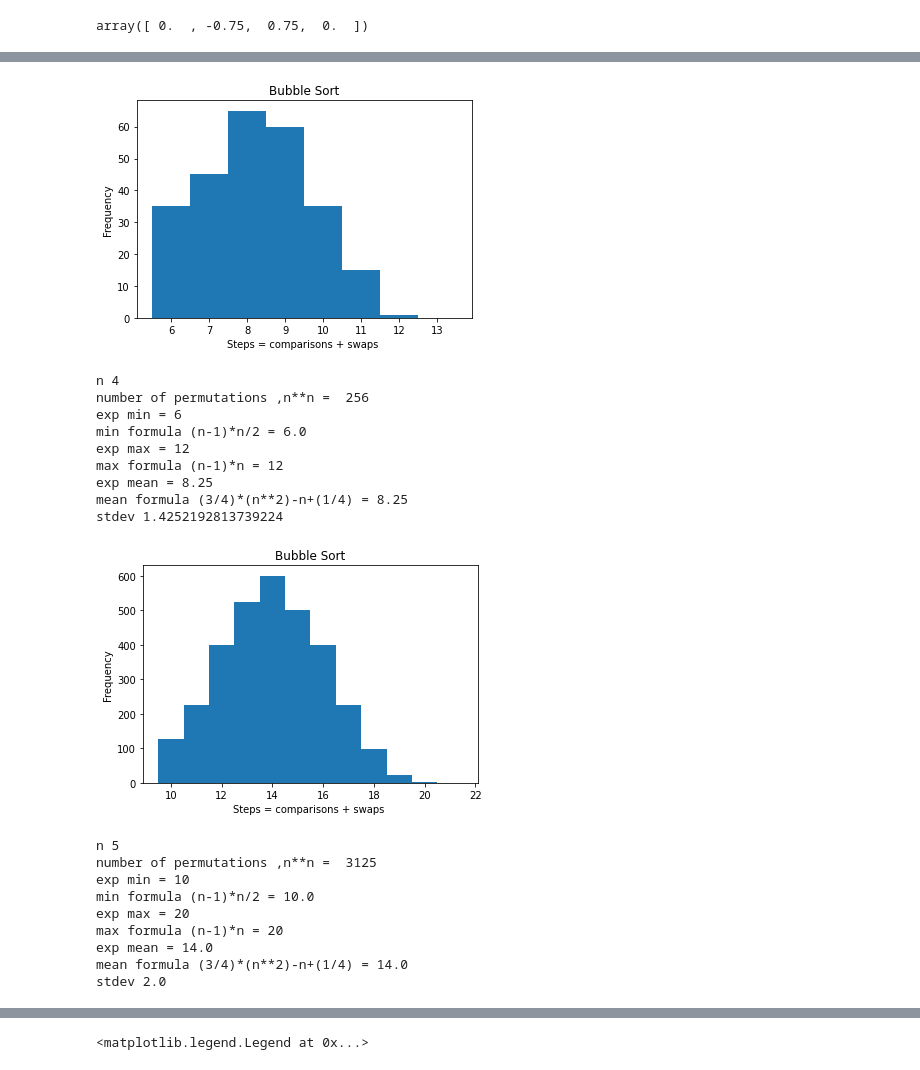
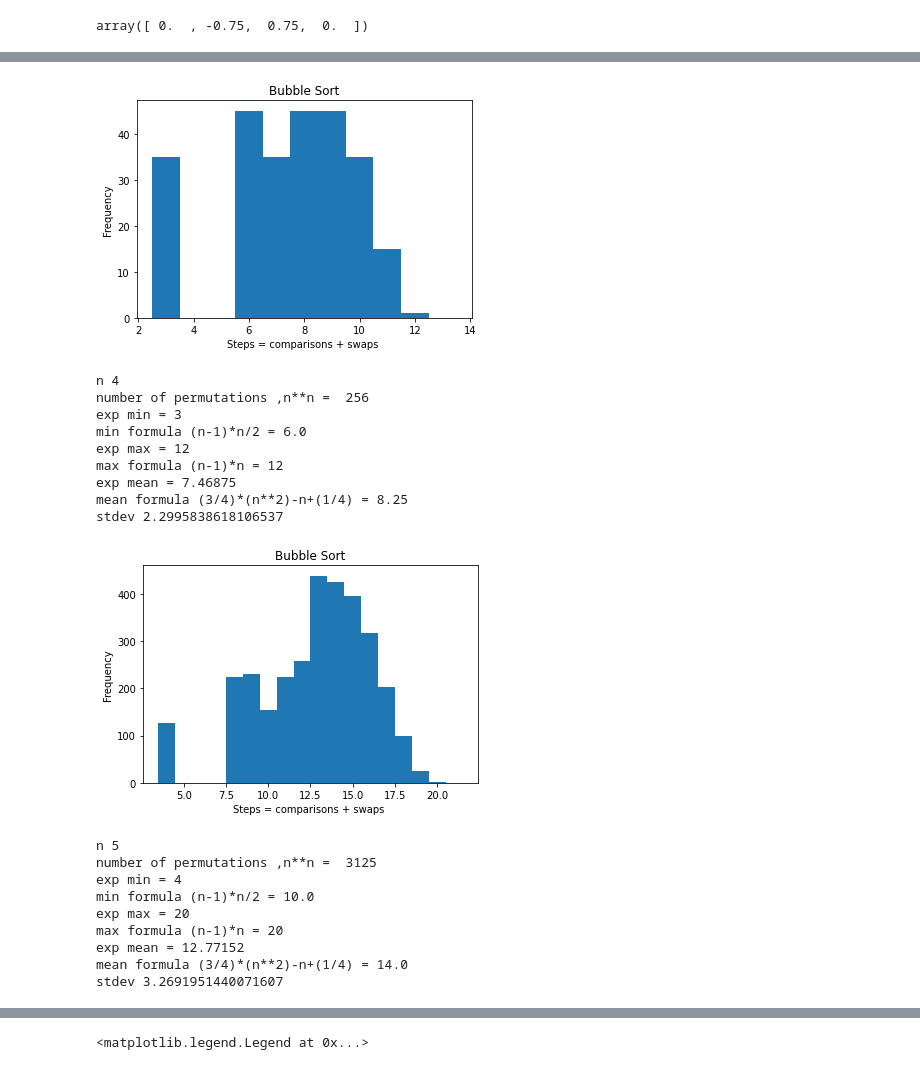
Before and after one commit to jebalseroo/AlgorithmsUN2021II, a Jupyter notebook: Lab9/BubbleSortOptDistributionWithoutRepGroup4.ipynb, the cells around one changed output, grey strips where cells are left out. Saved outputs shown, nothing was run; the diff lists cells and outputs as text; code cells hidden in the pictures.

```diff
--- a/Lab9/BubbleSortOptDistributionWithoutRepGroup4.ipynb
+++ b/Lab9/BubbleSortOptDistributionWithoutRepGroup4.ipynb
@@ -495,7 +495,7 @@ for n in np.arange(3,N+1,1):
    times = []
 
    for P in permutations(A):
-       t = bubbleSort(list(P))
+       t = OptimizedBubbleSort(list(P))
        times.append(t)
 
    b = np.array(range(min(times)-1, max(times)+1))+0.5
@@ -538,7 +538,7 @@ for n in np.arange(3,N+1,1):
    times = []
 
    for P in permutations(A):
-       t = bubbleSort(list(P))
+       t = OptimizedBubbleSort(list(P))
        times.append(t)
 
    b = np.array(range(min(times)-1, max(times)+1))+0.5
@@ -642,7 +642,7 @@ times =  []
 # Print the obtained permutations
 for i in list(perm):
     i = list(i)
-    times.append(bubbleSort(i))
+    times.append(OptimizedBubbleSort(i))
 
 b = np.array(range(min(times)-1,max(times)+2) ) +0.5
 plt.hist(times,bins=b)
@@ -683,7 +683,7 @@ times =  []
 # Print the obtained permutations
 for i in list(perm):
     i = list(i)
-    times.append(bubbleSort(i))
+    times.append(OptimizedBubbleSort(i))
 
 b = np.array(range(min(times)-1,max(times)+2) ) +0.5
 plt.hist(times,bins=b)
@@ -702,57 +702,57 @@ print("exp mean =",np.mean(times))
 print("mean formula (3/4)*(n**2)-n+(1/4) =",(3/4)*(n**2)-n+(1/4))
 print("stdev",np.std(times))
 # %% [output]
-[figure, old version]
+[figure, new version]
 n 4
 number of permutations ,n**n =  256
-exp min = 6
+exp min = 3
 min formula (n-1)*n/2 = 6.0
 exp max = 12
 max formula (n-1)*n = 12
-exp mean = 8.25
+exp mean = 7.46875
 mean formula (3/4)*(n**2)-n+(1/4) = 8.25
-stdev 1.4252192813739224
+stdev 2.2995838618106537
 # %%
 from itertools import product
 import matplotlib.pyplot as plt
 import numpy as np
 
 n = 5
 perm = product(range(1,n+1), repeat = n)
 
 times =  []
 # Print the obtained permutations
 for i in list(perm):
     i = list(i)
-    times.append(bubbleSort(i))
+    times.append(OptimizedBubbleSort(i))
 
 b = np.array(range(min(times)-1,max(times)+2) ) +0.5
 plt.hist(times,bins=b)
 plt.title("Bubble Sort")
 plt.xlabel("Steps = comparisons + swaps ")
 plt.ylabel("Frequency")
 plt.show()
 
 print("n",n)
 print("number of permutations ,n**n = ",n**n)
 print("exp min =",min(times))
 print("min formula (n-1)*n/2 =",(n-1)*n/2)
 print("exp max =",max(times))
 print("max formula (n-1)*n =",(n-1)*n)
 print("exp mean =",np.mean(times))
 print("mean formula (3/4)*(n**2)-n+(1/4) =",(3/4)*(n**2)-n+(1/4))
 print("stdev",np.std(times))
 # %% [output]
-[figure, old version]
+[figure, new version]
 n 5
 number of permutations ,n**n =  3125
-exp min = 10
+exp min = 4
 min formula (n-1)*n/2 = 10.0
 exp max = 20
 max formula (n-1)*n = 20
-exp mean = 14.0
+exp mean = 12.77152
 mean formula (3/4)*(n**2)-n+(1/4) = 14.0
-stdev 2.0
+stdev 3.2691951440071607
 # %%
 from itertools import product
 import matplotlib.pyplot as plt
```
Also changed, not shown: parts of 17 cells of this notebook.
